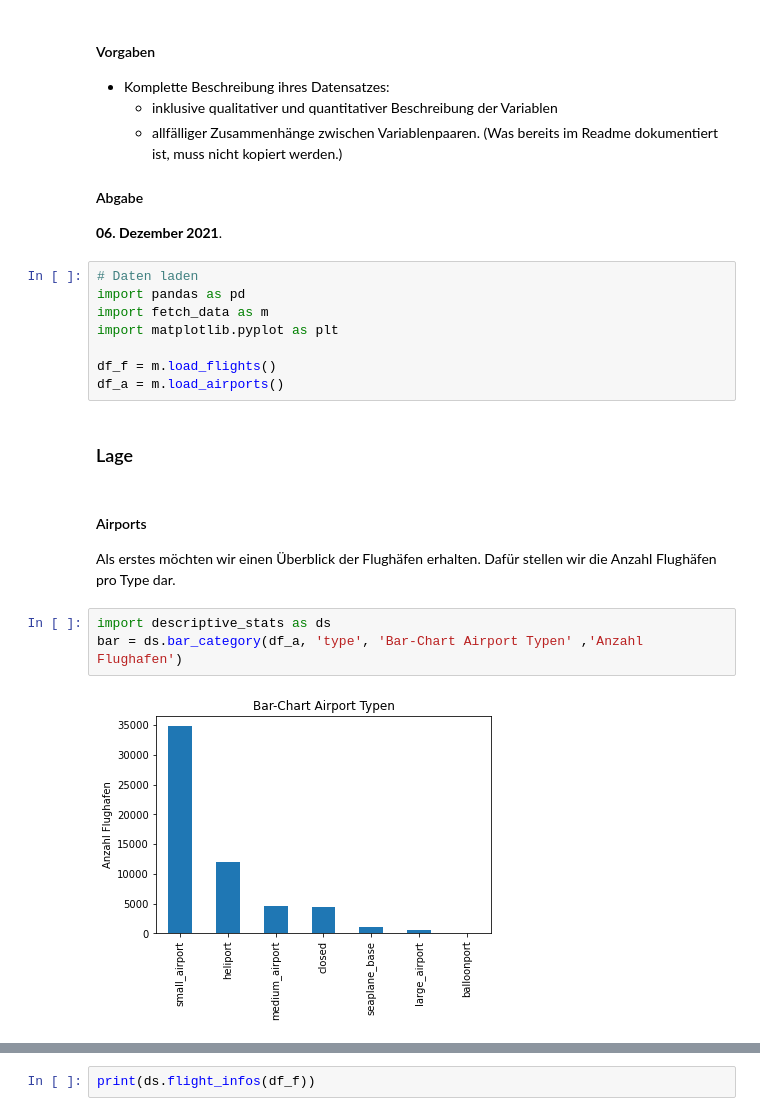
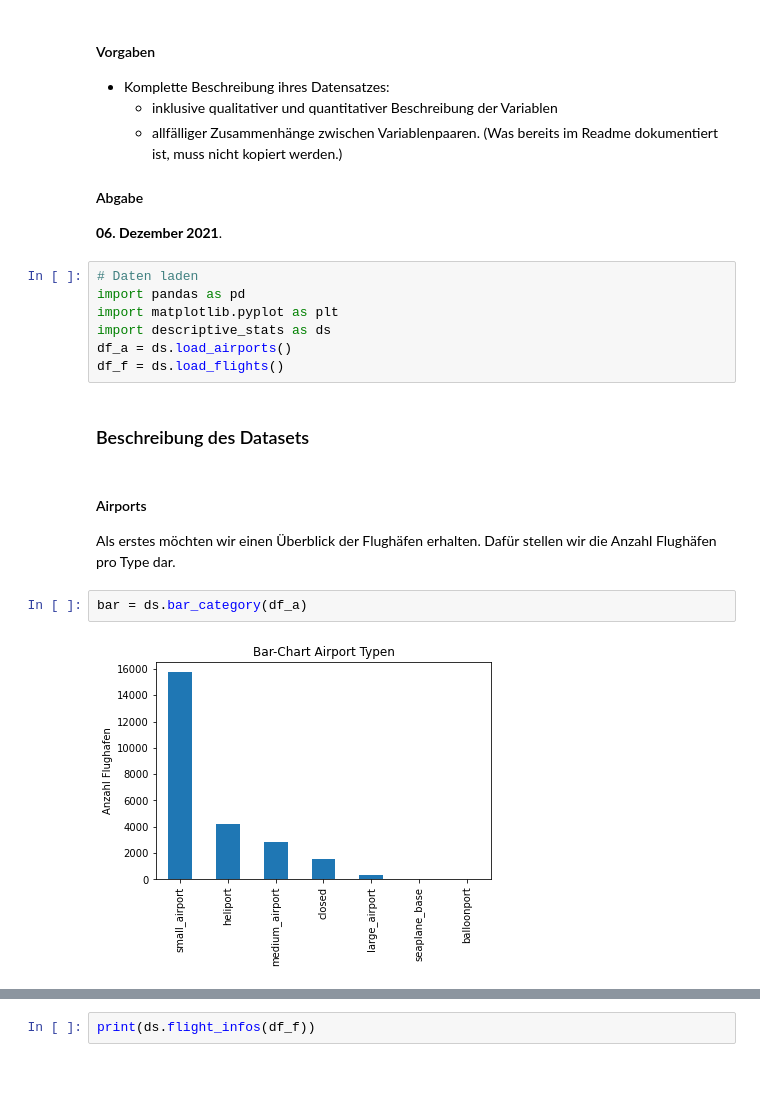
Before and after one commit to marcschny/DataStory_AirplaneHubs, a Jupyter notebook: AirplaneHubs/DataStory_DescriptiveStats.ipynb, the cells around one changed output, grey strips where cells are left out. Cells and saved outputs as stored; diff of their text form; blank space fills up the shorter version.

Commit message:
adding stats notebook

```diff
--- a/AirplaneHubs/DataStory_DescriptiveStats.ipynb
+++ b/AirplaneHubs/DataStory_DescriptiveStats.ipynb
@@ -14,19 +14,17 @@
 # %%
 # Daten laden
 import pandas as pd
-import fetch_data as m
 import matplotlib.pyplot as plt
-
-df_f = m.load_flights()
-df_a = m.load_airports()
+import descriptive_stats as ds
+df_a = ds.load_airports()
+df_f = ds.load_flights()
 # %% [markdown]
-### Lage
+### Beschreibung des Datasets
 # %% [markdown]
 #### Airports
 Als erstes möchten wir einen Überblick der Flughäfen erhalten. Dafür stellen wir die Anzahl Flughäfen pro Type dar.
 # %%
-import descriptive_stats as ds
-bar = ds.bar_category(df_a, 'type', 'Bar-Chart Airport Typen' ,'Anzahl Flughafen')
+bar = ds.bar_category(df_a)
 # %% [output]
-[figure, old version]
+[figure, new version]
 # %%
```
Also changed, not shown: parts of 2 cells of this notebook, 3 other files.
